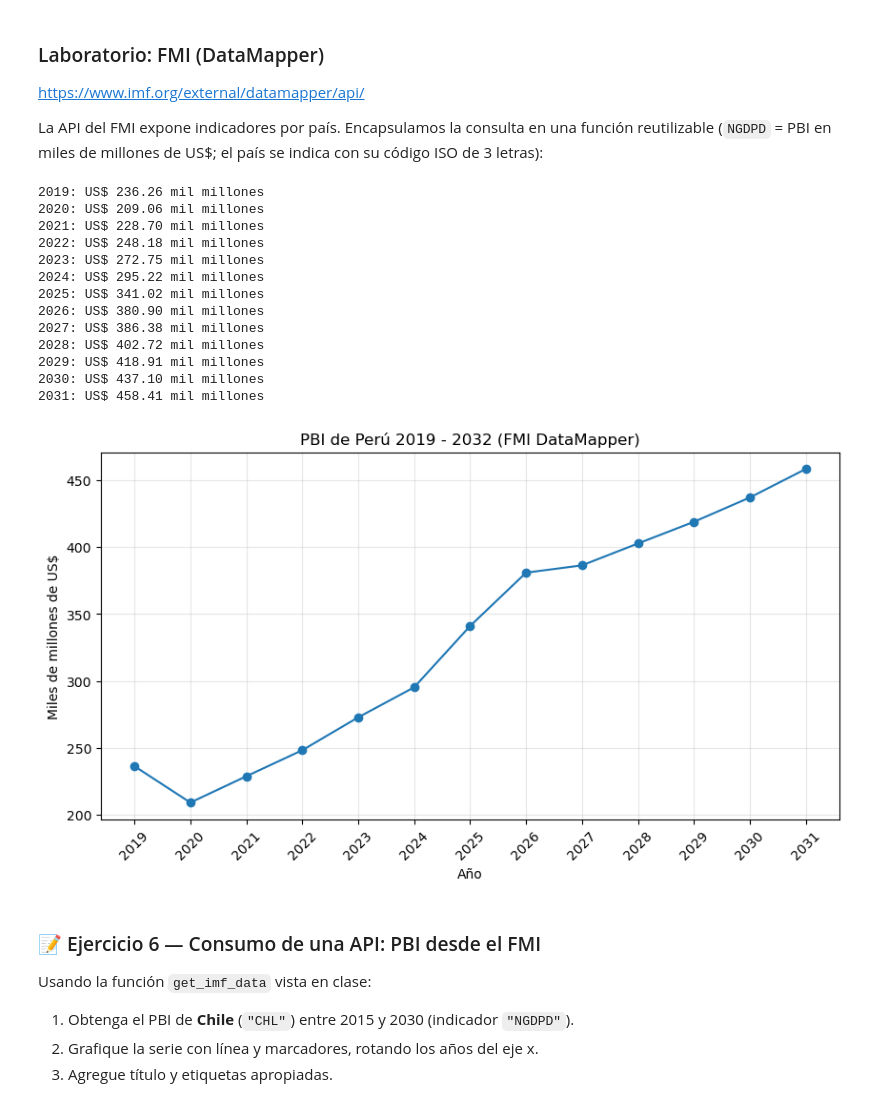
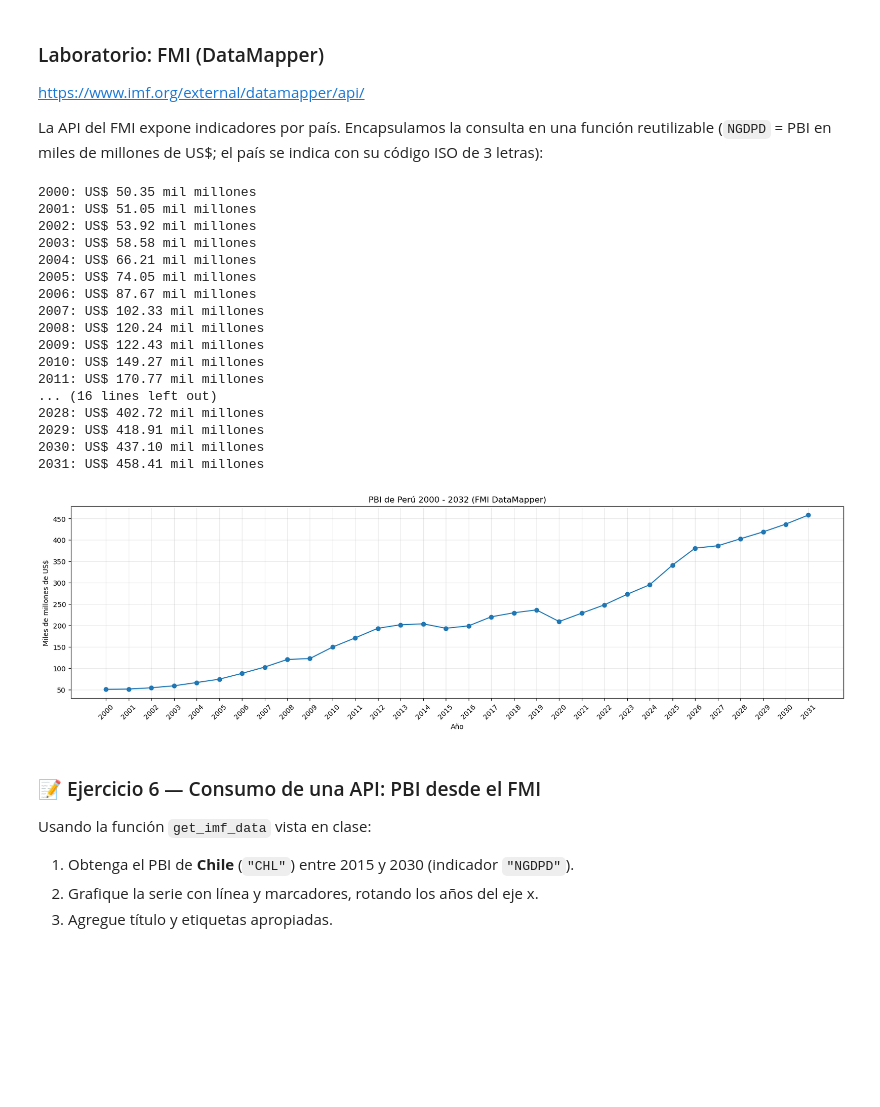
Before and after one commit to jgomezz/cpe_ciencia_datos_python_2026, a Jupyter notebook: mod2_estadistica_y_visualizacion/semana_04_advanced_visualization.ipynb, the cells around one changed output. Saved outputs shown, nothing was run; the diff lists cells and outputs as text; code cells hidden in the pictures; blank space fills up the shorter version.

```diff
--- a/mod2_estadistica_y_visualizacion/semana_04_advanced_visualization.ipynb
+++ b/mod2_estadistica_y_visualizacion/semana_04_advanced_visualization.ipynb
@@ -900,20 +900,26 @@ def get_imf_data(indicador, pais, años=None):
     return serie
 
 # Uso: PBI de Perú
-pib = get_imf_data("NGDPD", "PER", años=range(2019, 2033))
+indicador = "NGDPD"
+pais = "PER"
+pib = get_imf_data(indicador, pais, años=range(2000, 2033))
 
 for año, valor in sorted(pib.items()):
     print(f"{año}: US$ {valor:,.2f} mil millones")
 # %% [output]
-2019: US$ 236.26 mil millones
-2020: US$ 209.06 mil millones
-2021: US$ 228.70 mil millones
-2022: US$ 248.18 mil millones
-2023: US$ 272.75 mil millones
-2024: US$ 295.22 mil millones
-2025: US$ 341.02 mil millones
-2026: US$ 380.90 mil millones
-2027: US$ 386.38 mil millones
+2000: US$ 50.35 mil millones
+2001: US$ 51.05 mil millones
+2002: US$ 53.92 mil millones
+2003: US$ 58.58 mil millones
+2004: US$ 66.21 mil millones
+2005: US$ 74.05 mil millones
+2006: US$ 87.67 mil millones
+2007: US$ 102.33 mil millones
+2008: US$ 120.24 mil millones
+2009: US$ 122.43 mil millones
+2010: US$ 149.27 mil millones
+2011: US$ 170.77 mil millones
+... (16 lines left out)
 2028: US$ 402.72 mil millones
 2029: US$ 418.91 mil millones
 2030: US$ 437.10 mil millones
@@ -921,17 +927,17 @@ for año, valor in sorted(pib.items()):
 # %%
 # Y como ya es un dict, graficarlo es directo
 serie_peru = pd.Series(pib).sort_index()
 
-plt.figure(figsize=(10, 5))
+plt.figure(figsize=(20, 5))
 plt.plot(serie_peru.index, serie_peru.values, marker="o")
-plt.title("PBI de Perú 2019 - 2032 (FMI DataMapper)")
+plt.title("PBI de Perú 2000 - 2032 (FMI DataMapper)")
 plt.xlabel("Año")
 plt.ylabel("Miles de millones de US$")
 plt.xticks(rotation=45)
 plt.grid(True, alpha=0.3)
 plt.show()
 # %% [output]
-[figure, old version]
+[figure, new version]
 # %% [markdown]
 ### 📝 Ejercicio 6 — Consumo de una API: PBI desde el FMI
 
```
